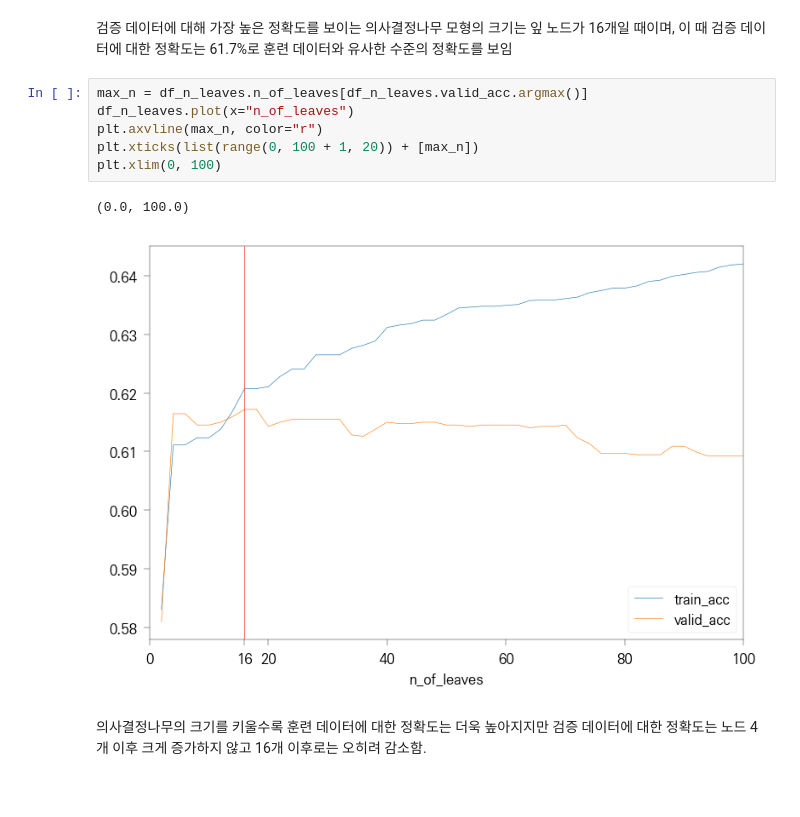
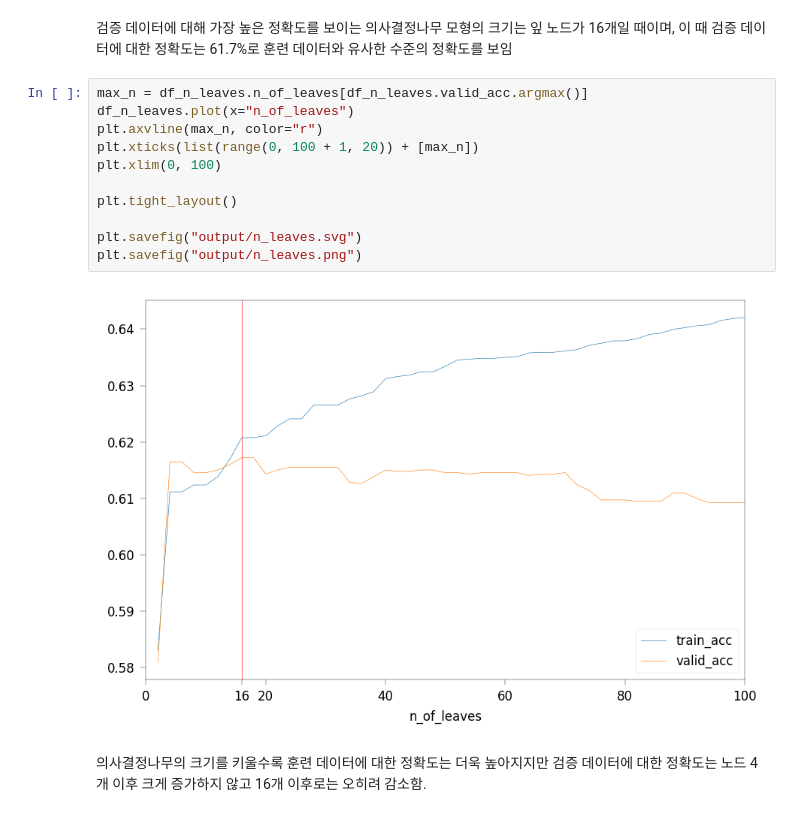
Before and after one commit to esnahn/pytorchgpu, a Jupyter notebook: decision_tree.ipynb, the cells around one changed output. Drawn from its saved outputs; the diff is of its cells as text.

Commit message:
update visualization (tight_layout)

```diff
--- a/decision_tree.ipynb
+++ b/decision_tree.ipynb
@@ -201,12 +201,16 @@ Name: 7, dtype: float64
 # %%
 max_n = df_n_leaves.n_of_leaves[df_n_leaves.valid_acc.argmax()]
 df_n_leaves.plot(x="n_of_leaves")
 plt.axvline(max_n, color="r")
 plt.xticks(list(range(0, 100 + 1, 20)) + [max_n])
 plt.xlim(0, 100)
+
+plt.tight_layout()
+
+plt.savefig("output/n_leaves.svg")
+plt.savefig("output/n_leaves.png")
 # %% [output]
-(0.0, 100.0)
-[figure, old version]
+[figure, new version]
 # %% [markdown]
 의사결정나무의 크기를 키울수록 훈련 데이터에 대한 정확도는 더욱 높아지지만 검증 데이터에 대한 정확도는 노드 4개 이후 크게 증가하지 않고 16개 이후로는 오히려 감소함.
 # %%
```
Also changed, not shown: parts of 3 cells of this notebook, 1 other file.
